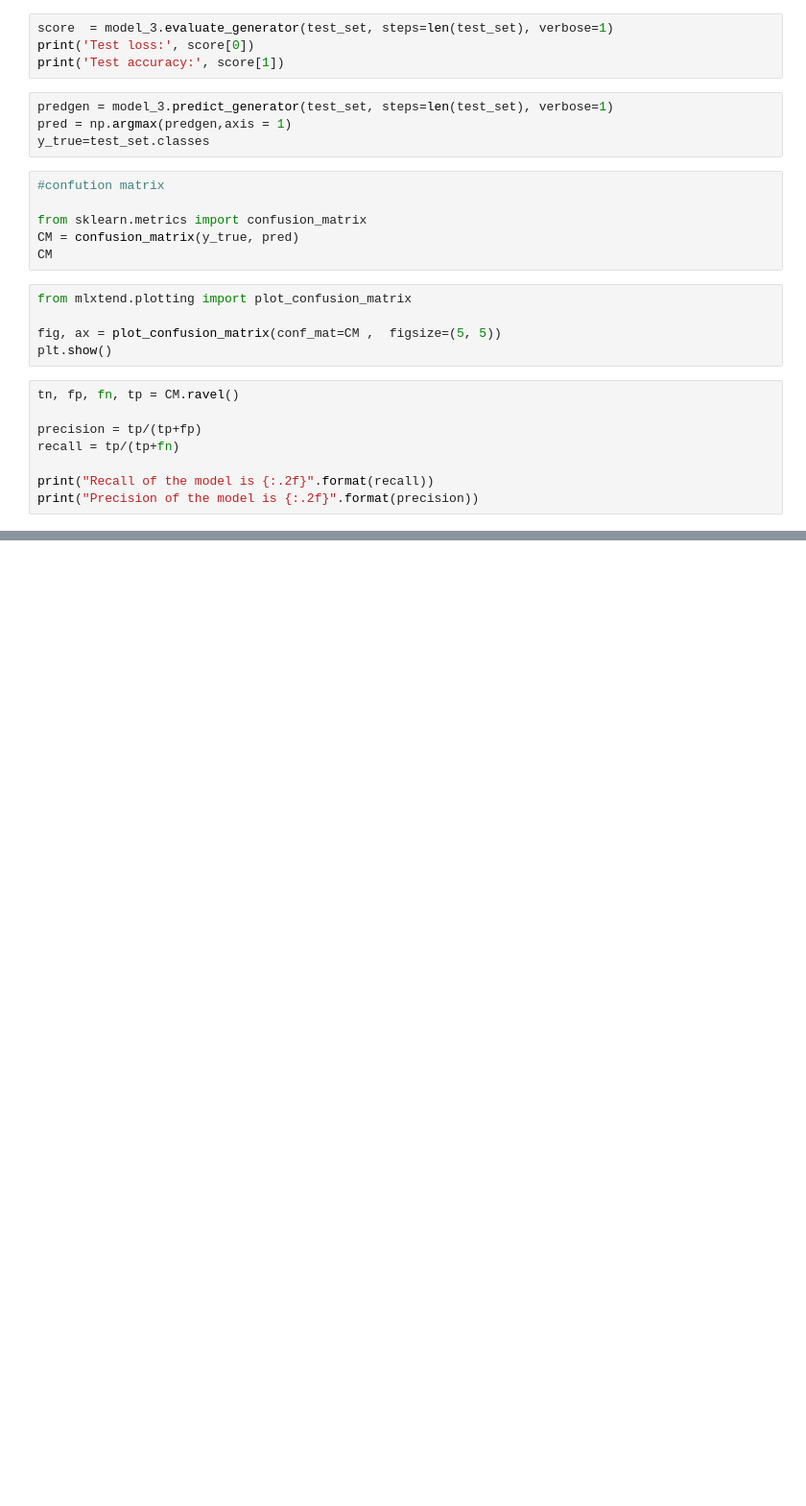
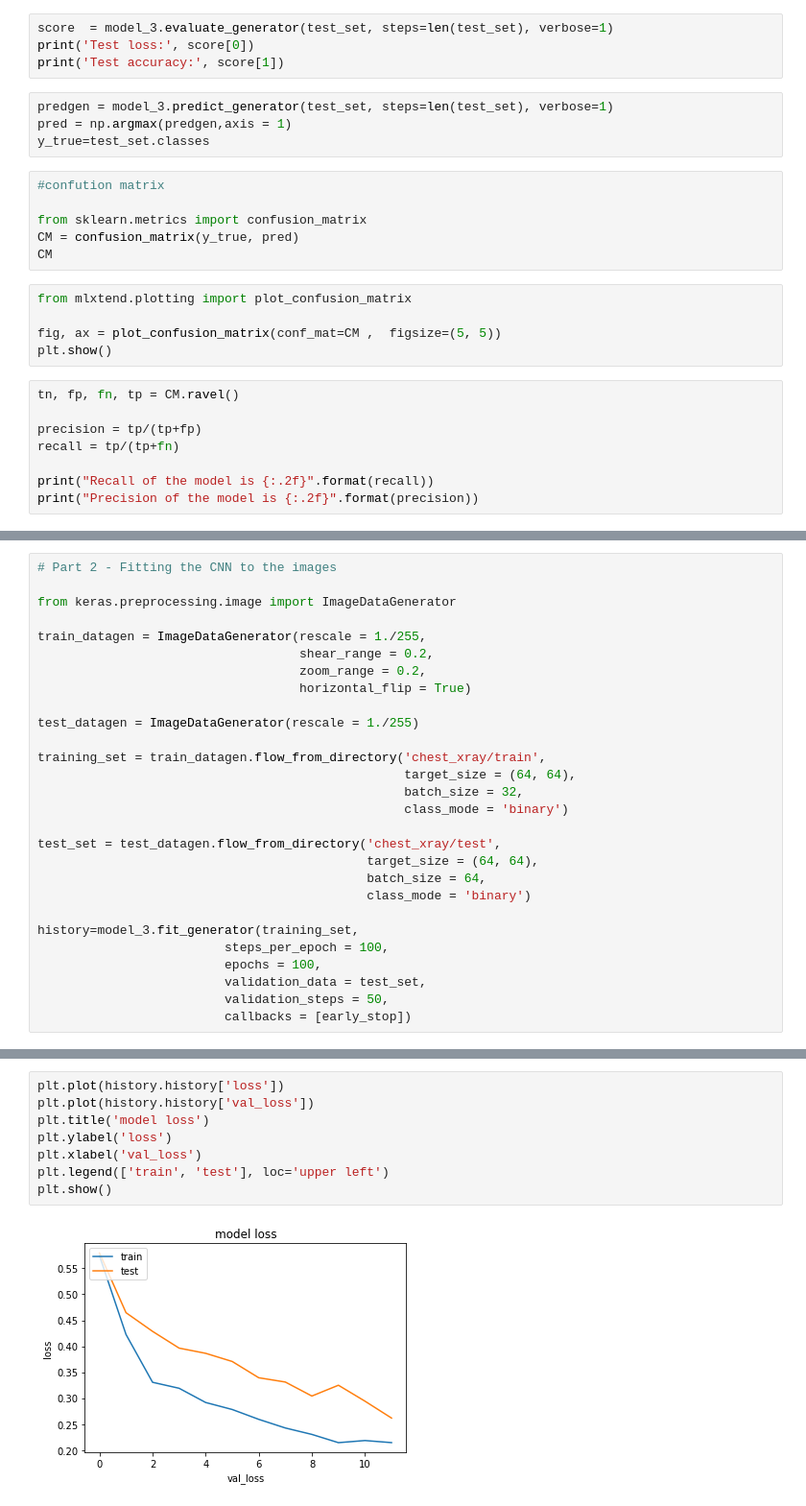
Before and after one commit to AMiNo-13/Pneumonia-Detection-Using-CNN, a Jupyter notebook: Chest X Models.ipynb, the cells around one changed output, grey strips where cells are left out. Shown at 96% size. Cells and saved outputs as stored; diff of their text form; blank space fills up the shorter version.

```diff
--- a/Chest X Models.ipynb
+++ b/Chest X Models.ipynb
@@ -645,0 +695,28 @@ print("Precision of the model is {:.2f}".format(precision))
+# %%
+# Part 2 - Fitting the CNN to the images
+
+from keras.preprocessing.image import ImageDataGenerator
+
+train_datagen = ImageDataGenerator(rescale = 1./255,
+                                   shear_range = 0.2,
+                                   zoom_range = 0.2,
+                                   horizontal_flip = True)
+
+test_datagen = ImageDataGenerator(rescale = 1./255)
+
+training_set = train_datagen.flow_from_directory('chest_xray/train',
+                                                 target_size = (64, 64),
+                                                 batch_size = 32,
+                                                 class_mode = 'binary')
+
+test_set = test_datagen.flow_from_directory('chest_xray/test',
+                                            target_size = (64, 64),
+                                            batch_size = 64,
+                                            class_mode = 'binary')
+
+history=model_3.fit_generator(training_set,
+                         steps_per_epoch = 100,
+                         epochs = 100,
+                         validation_data = test_set,
+                         validation_steps = 50,
+                         callbacks = [early_stop])
@@ -645,0 +741,10 @@ print("Precision of the model is {:.2f}".format(precision))
+# %%
+plt.plot(history.history['loss'])
+plt.plot(history.history['val_loss'])
+plt.title('model loss')
+plt.ylabel('loss')
+plt.xlabel('val_loss')
+plt.legend(['train', 'test'], loc='upper left')
+plt.show()
+# %% [output]
+[figure, added]
```
Also changed, not shown: parts of 11 cells of this notebook.
